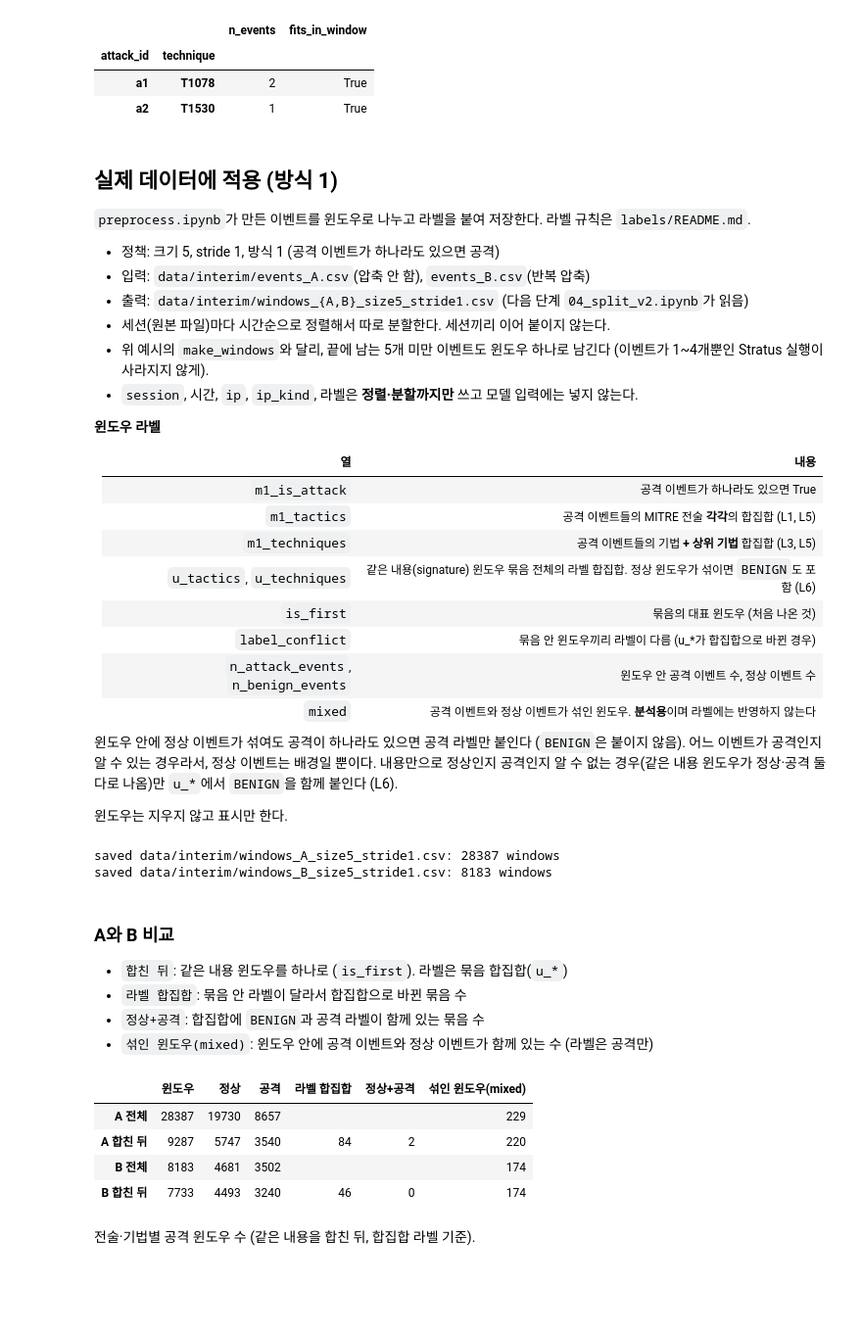
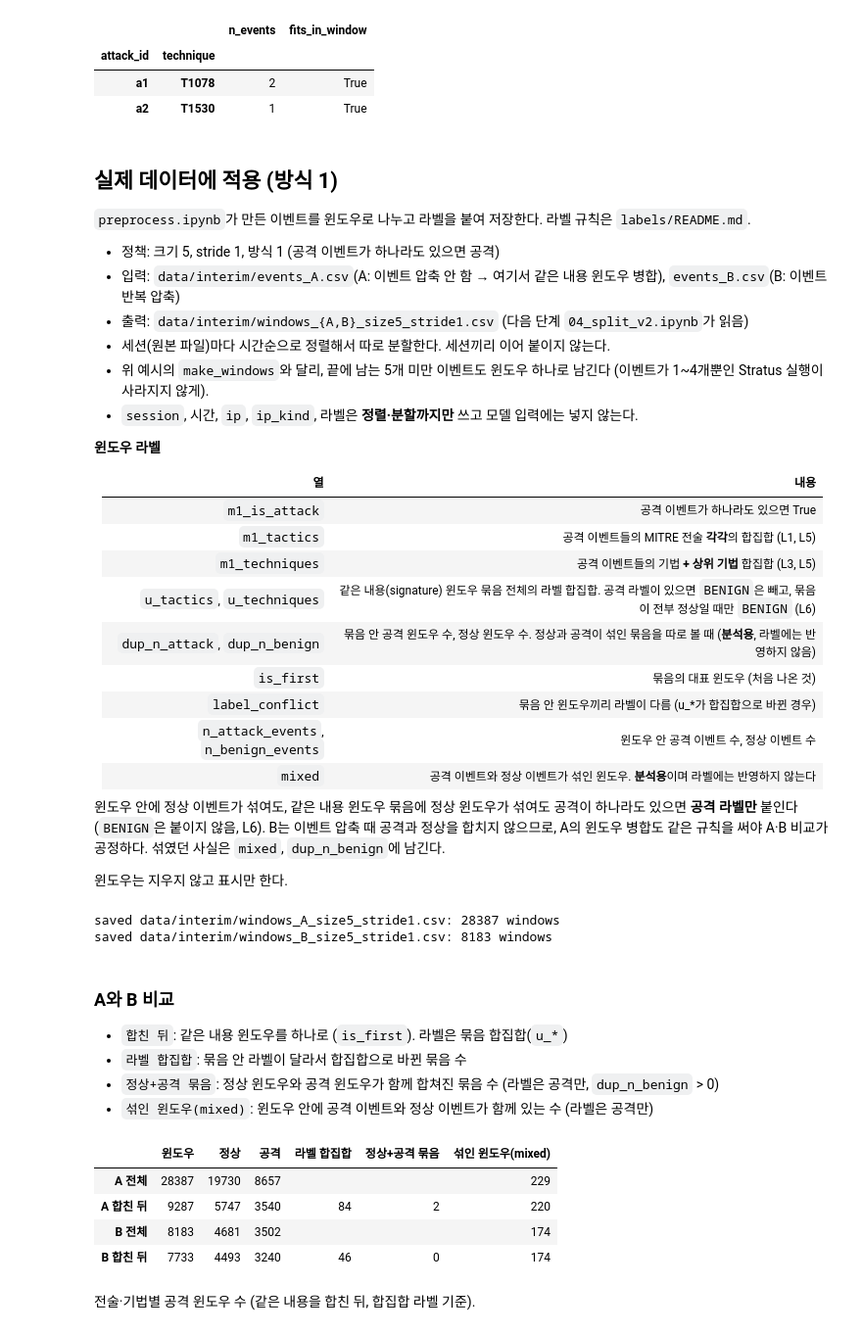
Before and after one commit to ajou-cf/cloudtrail-attack-gliclass, a Jupyter notebook: notebooks/window.ipynb, the cells around one changed output. Shown at 98% size. Saved outputs shown, nothing was run; the diff lists cells and outputs as text; code cells hidden in the pictures; blank space fills up the shorter version.

```diff
--- a/notebooks/window.ipynb
+++ b/notebooks/window.ipynb
@@ -207,7 +207,7 @@ sizes.to_frame().assign(fits_in_window=sizes <= 5)
 `preprocess.ipynb`가 만든 이벤트를 윈도우로 나누고 라벨을 붙여 저장한다. 라벨 규칙은 `labels/README.md`.
 
 - 정책: 크기 5, stride 1, 방식 1 (공격 이벤트가 하나라도 있으면 공격)
-- 입력: `data/interim/events_A.csv`(압축 안 함), `events_B.csv`(반복 압축)
+- 입력: `data/interim/events_A.csv`(A: 이벤트 압축 안 함 → 여기서 같은 내용 윈도우 병합), `events_B.csv`(B: 이벤트 반복 압축)
 - 출력: `data/interim/windows_{A,B}_size5_stride1.csv` (다음 단계 `04_split_v2.ipynb`가 읽음)
 - 세션(원본 파일)마다 시간순으로 정렬해서 따로 분할한다. 세션끼리 이어 붙이지 않는다.
 - 위 예시의 `make_windows`와 달리, 끝에 남는 5개 미만 이벤트도 윈도우 하나로 남긴다 (이벤트가 1~4개뿐인 Stratus 실행이 사라지지 않게).
@@ -220,13 +220,14 @@ sizes.to_frame().assign(fits_in_window=sizes <= 5)
 | `m1_is_attack` | 공격 이벤트가 하나라도 있으면 True |
 | `m1_tactics` | 공격 이벤트들의 MITRE 전술 **각각**의 합집합 (L1, L5) |
 | `m1_techniques` | 공격 이벤트들의 기법 **+ 상위 기법** 합집합 (L3, L5) |
-| `u_tactics`, `u_techniques` | 같은 내용(signature) 윈도우 묶음 전체의 라벨 합집합. 정상 윈도우가 섞이면 `BENIGN`도 포함 (L6) |
+| `u_tactics`, `u_techniques` | 같은 내용(signature) 윈도우 묶음 전체의 라벨 합집합. 공격 라벨이 있으면 `BENIGN`은 빼고, 묶음이 전부 정상일 때만 `BENIGN` (L6) |
+| `dup_n_attack`, `dup_n_benign` | 묶음 안 공격 윈도우 수, 정상 윈도우 수. 정상과 공격이 섞인 묶음을 따로 볼 때 (**분석용**, 라벨에는 반영하지 않음) |
 | `is_first` | 묶음의 대표 윈도우 (처음 나온 것) |
 | `label_conflict` | 묶음 안 윈도우끼리 라벨이 다름 (u_*가 합집합으로 바뀐 경우) |
 | `n_attack_events`, `n_benign_events` | 윈도우 안 공격 이벤트 수, 정상 이벤트 수 |
 | `mixed` | 공격 이벤트와 정상 이벤트가 섞인 윈도우. **분석용**이며 라벨에는 반영하지 않는다 |
 
-윈도우 안에 정상 이벤트가 섞여도 공격이 하나라도 있으면 공격 라벨만 붙인다 (`BENIGN`은 붙이지 않음). 어느 이벤트가 공격인지 알 수 있는 경우라서, 정상 이벤트는 배경일 뿐이다. 내용만으로 정상인지 공격인지 알 수 없는 경우(같은 내용 윈도우가 정상·공격 둘 다로 나옴)만 `u_*`에서 `BENIGN`을 함께 붙인다 (L6).
+윈도우 안에 정상 이벤트가 섞여도, 같은 내용 윈도우 묶음에 정상 윈도우가 섞여도 공격이 하나라도 있으면 **공격 라벨만** 붙인다 (`BENIGN`은 붙이지 않음, L6). B는 이벤트 압축 때 공격과 정상을 합치지 않으므로, A의 윈도우 병합도 같은 규칙을 써야 A·B 비교가 공정하다. 섞였던 사실은 `mixed`, `dup_n_benign`에 남긴다.
 
 윈도우는 지우지 않고 표시만 한다.
 # %%
@@ -292,9 +293,16 @@ def build_windows(events, size=5, stride=1):
     return pd.DataFrame(rows)
 
 
+def drop_benign_if_attack(labels):
+    """합집합에 공격 라벨이 있으면 BENIGN을 뺀다 (L6: 공격이 하나라도 있으면 공격 라벨만)."""
+    s = set(labels.split("|")) - {""}
+    return "|".join(sorted(s - {"BENIGN"})) if s - {"BENIGN"} else "BENIGN"
+
+
 def mark_duplicates(win):
     """같은 signature 윈도우를 한 묶음으로 표시하고 묶음 라벨의 합집합(u_*)을 붙인다 (L6).
-    정상과 공격이 섞인 묶음은 BENIGN과 공격 라벨을 함께 갖는다: 이 패턴만으로는 어느 쪽인지 알 수 없다."""
+    정상 윈도우와 공격 윈도우가 섞인 묶음도 공격 라벨만 붙인다 (윈도우 안에 정상 이벤트가 섞인 경우와 같은 규칙,
+    B의 이벤트 압축은 공격·정상을 합치지 않으므로 A·B 라벨 규칙이 같아진다). 섞였던 정보는 dup_n_benign에 남긴다."""
     win = win.copy()
     tac = win["m1_tactics"].where(win["m1_is_attack"], "BENIGN")
     tech = win["m1_techniques"].where(win["m1_is_attack"], "BENIGN")
@@ -302,8 +310,10 @@ def mark_duplicates(win):
     win["dup_group"] = g.ngroup()
     win["dup_count"] = g["signature"].transform("size")
     win["is_first"] = ~win["signature"].duplicated()
-    win["u_tactics"] = tac.groupby(win["signature"]).transform(union)
-    win["u_techniques"] = tech.groupby(win["signature"]).transform(union)
+    win["u_tactics"] = tac.groupby(win["signature"]).transform(union).map(drop_benign_if_attack)
+    win["u_techniques"] = tech.groupby(win["signature"]).transform(union).map(drop_benign_if_attack)
+    win["dup_n_attack"] = win["m1_is_attack"].groupby(win["signature"]).transform("sum").astype(int)   # 묶음 안 공격 윈도우 수
+    win["dup_n_benign"] = win["dup_count"] - win["dup_n_attack"]                                      # 묶음 안 정상 윈도우 수 (분석용)
     win["label_conflict"] = tech.groupby(win["signature"]).transform("nunique") > 1
     return win
 
@@ -321,24 +331,24 @@ saved data/interim/windows_B_size5_stride1.csv: 8183 windows
 
 - `합친 뒤`: 같은 내용 윈도우를 하나로 (`is_first`). 라벨은 묶음 합집합(`u_*`)
 - `라벨 합집합`: 묶음 안 라벨이 달라서 합집합으로 바뀐 묶음 수
-- `정상+공격`: 합집합에 `BENIGN`과 공격 라벨이 함께 있는 묶음 수
+- `정상+공격 묶음`: 정상 윈도우와 공격 윈도우가 함께 합쳐진 묶음 수 (라벨은 공격만, `dup_n_benign` > 0)
 - `섞인 윈도우(mixed)`: 윈도우 안에 공격 이벤트와 정상 이벤트가 함께 있는 수 (라벨은 공격만)
 # %%
 def counts(w, union_labels=False):
     att = w["u_tactics"].str.contains("TA") if union_labels else w["m1_is_attack"]
     return {"윈도우": len(w), "정상": int((~att).sum()), "공격": int(att.sum())}
 
 
 rows = {}
 for v, w in windows.items():
     f = w[w["is_first"]]
-    rows[f"{v} 전체"] = {**counts(w), "라벨 합집합": "", "정상+공격": "", "섞인 윈도우(mixed)": int(w["mixed"].sum())}
+    rows[f"{v} 전체"] = {**counts(w), "라벨 합집합": "", "정상+공격 묶음": "", "섞인 윈도우(mixed)": int(w["mixed"].sum())}
     rows[f"{v} 합친 뒤"] = {**counts(f, True), "라벨 합집합": int(f["label_conflict"].sum()),
-                          "정상+공격": int((f["u_tactics"].str.contains("BENIGN") & f["u_tactics"].str.contains("TA")).sum()),
+                          "정상+공격 묶음": int(((f["dup_n_attack"] > 0) & (f["dup_n_benign"] > 0)).sum()),
                           "섞인 윈도우(mixed)": int(f["mixed"].sum())}
 pd.DataFrame(rows).T
 # %% [output]
-|  | 윈도우 | 정상 | 공격 | 라벨 합집합 | 정상+공격 | 섞인 윈도우(mixed) |
+|  | 윈도우 | 정상 | 공격 | 라벨 합집합 | 정상+공격 묶음 | 섞인 윈도우(mixed) |
 | A 전체 | 28387 | 19730 | 8657 |  |  | 229 |
 | A 합친 뒤 | 9287 | 5747 | 3540 | 84 | 2 | 220 |
 | B 전체 | 8183 | 4681 | 3502 |  |  | 174 |
```
Also changed, not shown: parts of 1 cell of this notebook, 7 other files.
